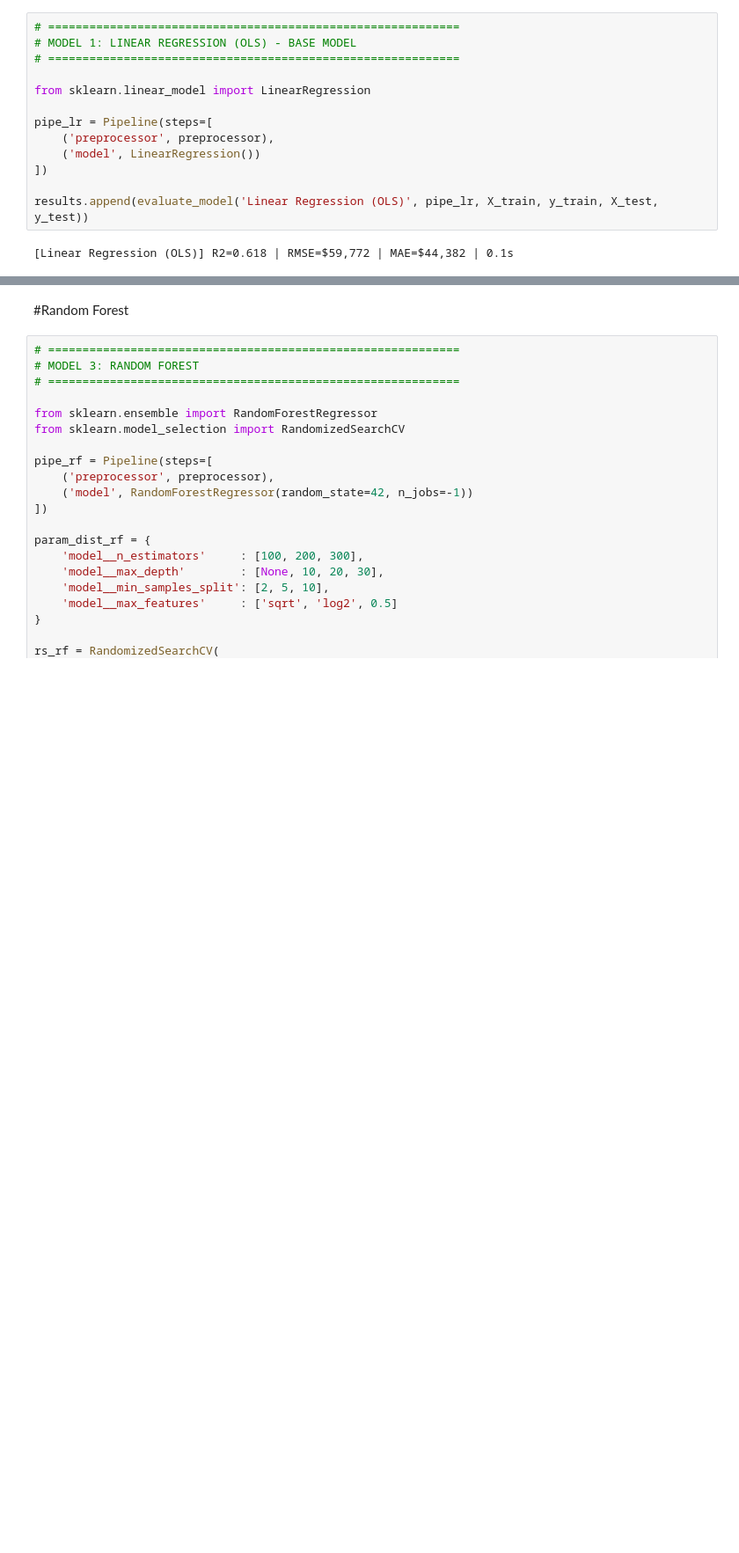
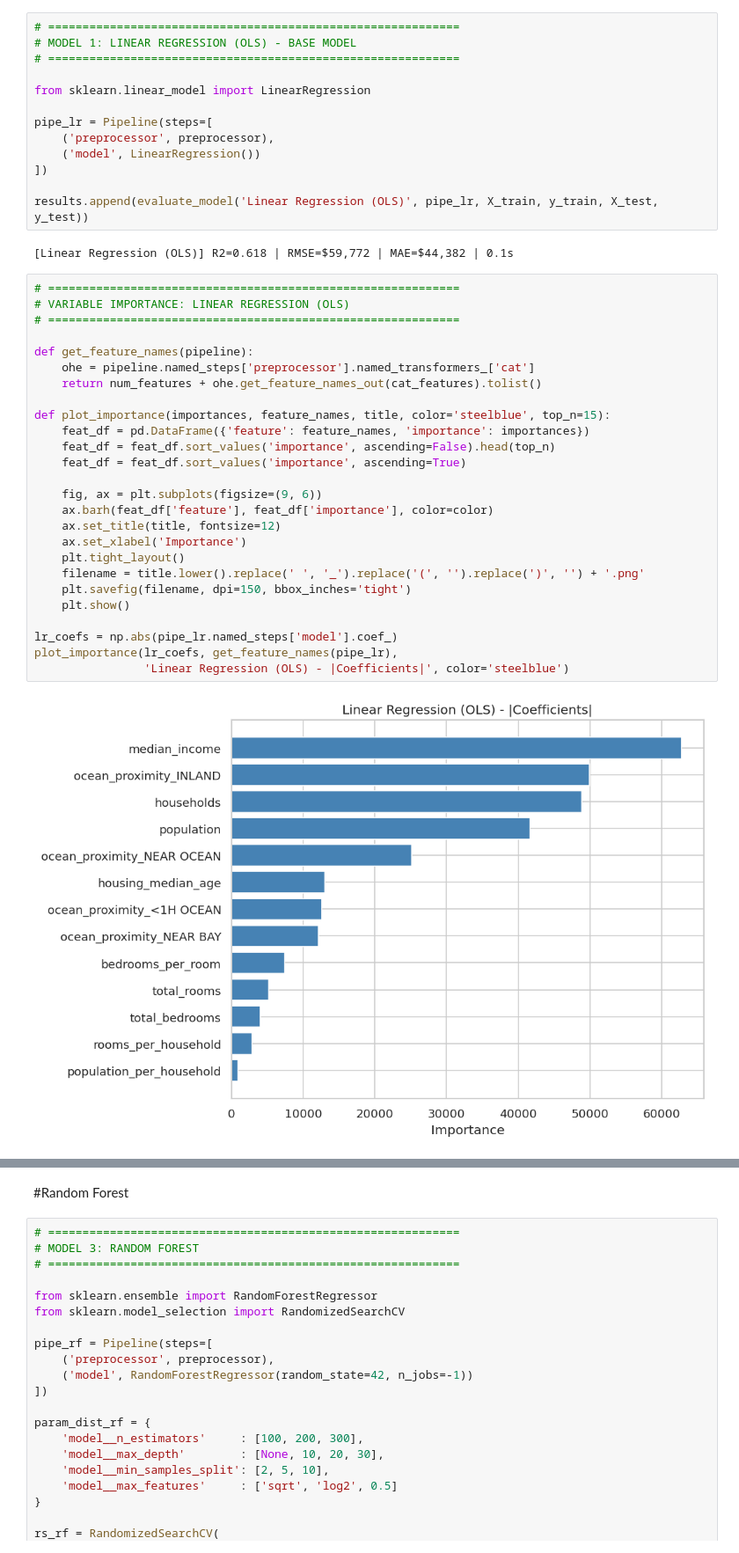
Before and after one commit to toni2174301/CFF-, a Jupyter notebook: Main.ipynb, the cells around one changed output, grey strips where cells are left out. Shown at 88% size. Cells and saved outputs as stored; diff of their text form; blank space fills up the shorter version.

```diff
--- a/Main.ipynb
+++ b/Main.ipynb
@@ -484,3 +484,31 @@ pipe_lr = Pipeline(steps=[
 results.append(evaluate_model('Linear Regression (OLS)', pipe_lr, X_train, y_train, X_test, y_test))
 # %% [output]
 [Linear Regression (OLS)] R2=0.618 | RMSE=$59,772 | MAE=$44,382 | 0.1s
+# %%
+# ============================================================
+# VARIABLE IMPORTANCE: LINEAR REGRESSION (OLS)
+# ============================================================
+
+def get_feature_names(pipeline):
+    ohe = pipeline.named_steps['preprocessor'].named_transformers_['cat']
+    return num_features + ohe.get_feature_names_out(cat_features).tolist()
+
+def plot_importance(importances, feature_names, title, color='steelblue', top_n=15):
+    feat_df = pd.DataFrame({'feature': feature_names, 'importance': importances})
+    feat_df = feat_df.sort_values('importance', ascending=False).head(top_n)
+    feat_df = feat_df.sort_values('importance', ascending=True)
+
+    fig, ax = plt.subplots(figsize=(9, 6))
+    ax.barh(feat_df['feature'], feat_df['importance'], color=color)
+    ax.set_title(title, fontsize=12)
+    ax.set_xlabel('Importance')
+    plt.tight_layout()
+    filename = title.lower().replace(' ', '_').replace('(', '').replace(')', '') + '.png'
+    plt.savefig(filename, dpi=150, bbox_inches='tight')
+    plt.show()
+
+lr_coefs = np.abs(pipe_lr.named_steps['model'].coef_)
+plot_importance(lr_coefs, get_feature_names(pipe_lr),
+                'Linear Regression (OLS) - |Coefficients|', color='steelblue')
+# %% [output]
+[figure, added]
```
Also changed, not shown: parts of 19 cells of this notebook.
